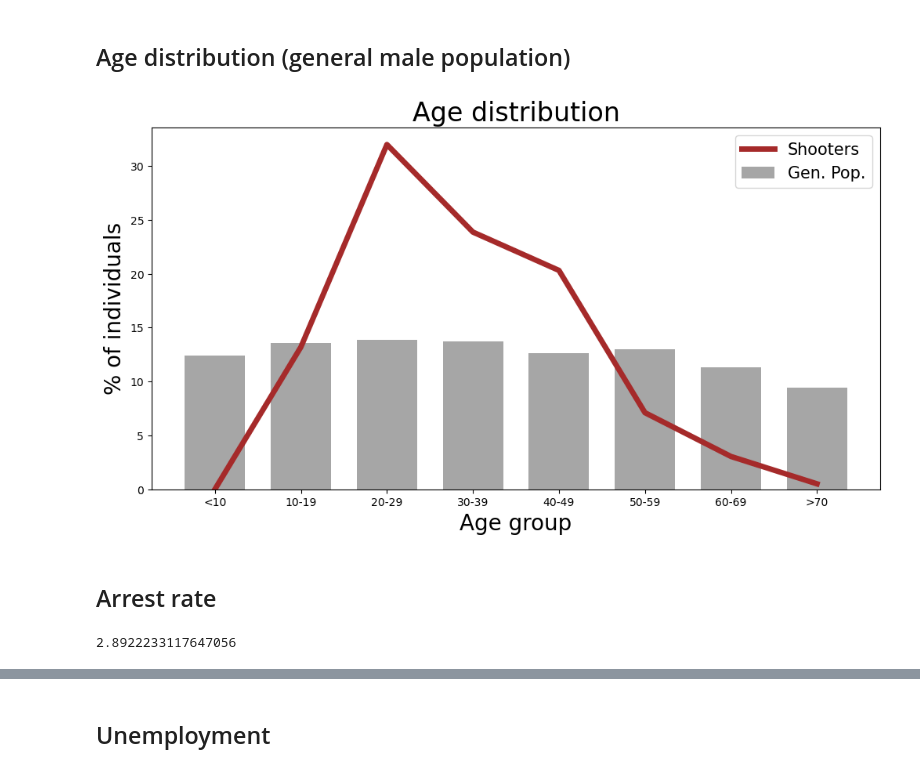
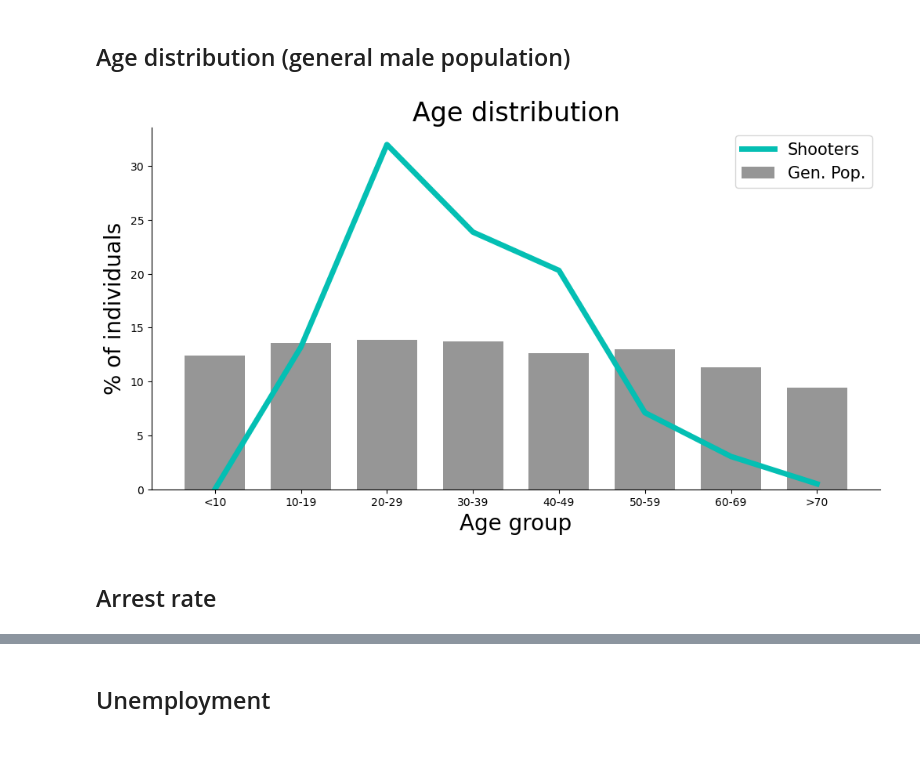
Before and after one commit to benoitchamot/Shootings, a Jupyter notebook: Datasets/EDA.ipynb, the cells around one changed output, grey strips where cells are left out. Drawn from its saved outputs; the diff is of its cells as text; code cells hidden in the pictures.

```diff
--- a/Datasets/EDA.ipynb
+++ b/Datasets/EDA.ipynb
@@ -19,6 +23,11 @@ import warnings
 warnings.simplefilter(action='ignore')
 # %% [markdown]
 ## Functions
+# %%
+# Define plot parameters
+main_color = '#969696'
+highlight_color = '#04bfb3'
+default_figsize = (10,6)
 # %%
 def corr_heatmap(corr_matrix, title='Correlation Matrix'):
     # Display correlation matrix
@@ -208,25 +327,24 @@ shooter_age = shooter_age.T[decades['index'].values].T
 # %%
 # Create figure
 fig, ax = plt.subplots(figsize=(12,6))
 
+sns.despine()
+
 # Add genpop and shooters age distribution
-ax.bar(decades['index'], 100*decades[0]/decades[0].sum(), label='Gen. Pop.', width=0.7, facecolor='#A6A6A6')
-ax.plot(decades['index'], 100*shooter_age['Bracket']/shooter_age['Bracket'].sum(), label='Shooters', c='#A52A2A', linewidth=5)
+ax.bar(decades['index'], 100*decades[0]/decades[0].sum(), label='Gen. Pop.', width=0.7, facecolor=main_color)
+ax.plot(decades['index'], 100*shooter_age['Bracket']/shooter_age['Bracket'].sum(), label='Shooters', c=highlight_color, linewidth=5)
 
 # Add labels and information
 ax.set_title('Age distribution', fontsize=24)
 ax.set_xlabel('Age group', fontsize=20)
 ax.set_ylabel('% of individuals', fontsize=20)
 ax.legend(fontsize=15)
 
 # Show plot
 plt.show()
 # %% [output]
-[figure, old version]
+[figure, new version]
 # %% [markdown]
 ## Arrest rate
 # %%
 arrests = pd.read_csv('../Datasets/raw_data/FBI_2018_crimeByStates.csv')
-100*arrests['Rate'].mean()
-# %% [output]
-2.8922233117647056
```
Also changed, not shown: parts of 34 cells of this notebook, 2 other files.
